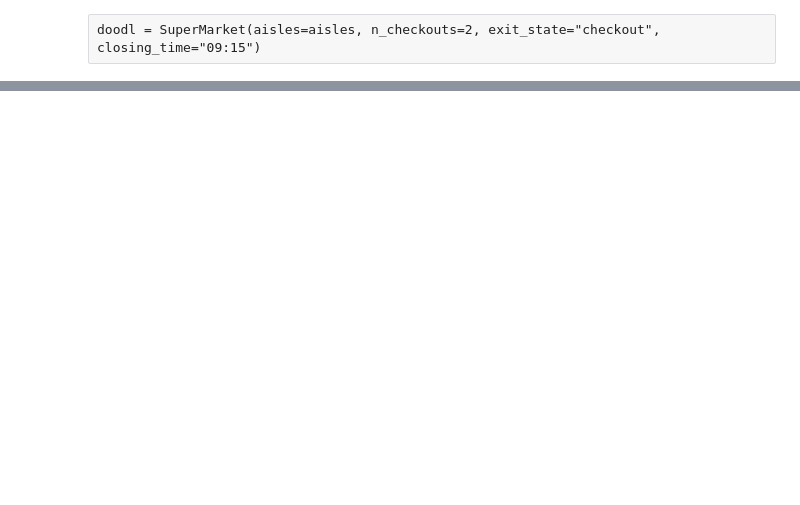
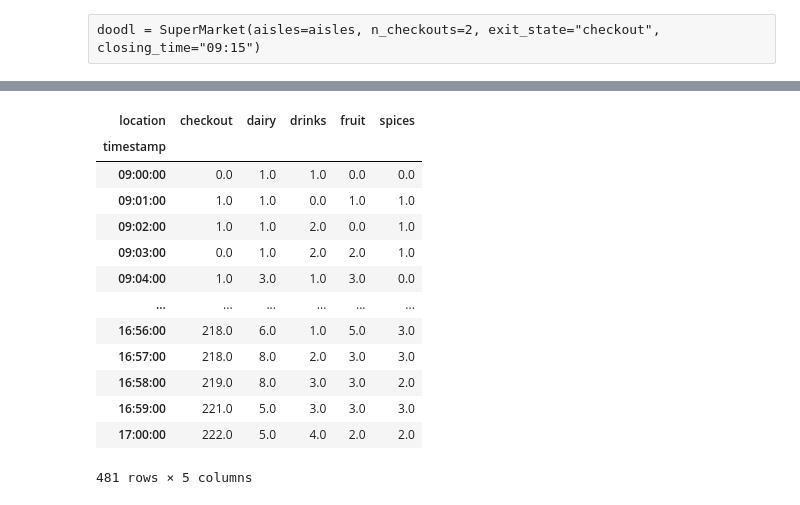
Before and after one commit to corcorf/doodl, a Jupyter notebook: doodl_simulation_01.ipynb, the cells around one changed output, grey strips where cells are left out. Cells and saved outputs as stored; diff of their text form; code cells hidden in the pictures; blank space fills up the shorter version.

```diff
--- a/doodl_simulation_01.ipynb
+++ b/doodl_simulation_01.ipynb
@@ -971,3 +127,21 @@ for t in time_range:
     # get locations of customers and add to dataframe
 
     # remove any customers that have reached the checkout
+# %%
+df = records_df.groupby(['timestamp', "location"])['customer_no'].count().unstack(-1).fillna(0)
+df
+# %% [output]
+| location | checkout | dairy | drinks | fruit | spices |
+| timestamp |  |  |  |  |  |
+| 09:00:00 | 0.0 | 1.0 | 1.0 | 0.0 | 0.0 |
+| 09:01:00 | 1.0 | 1.0 | 0.0 | 1.0 | 1.0 |
+| 09:02:00 | 1.0 | 1.0 | 2.0 | 0.0 | 1.0 |
+| 09:03:00 | 0.0 | 1.0 | 2.0 | 2.0 | 1.0 |
+| 09:04:00 | 1.0 | 3.0 | 1.0 | 3.0 | 0.0 |
+| ... | ... | ... | ... | ... | ... |
+| 16:56:00 | 218.0 | 6.0 | 1.0 | 5.0 | 3.0 |
+| 16:57:00 | 218.0 | 8.0 | 2.0 | 3.0 | 3.0 |
+| 16:58:00 | 219.0 | 8.0 | 3.0 | 3.0 | 2.0 |
+| 16:59:00 | 221.0 | 5.0 | 3.0 | 3.0 | 3.0 |
+| 17:00:00 | 222.0 | 5.0 | 4.0 | 2.0 | 2.0 |
+481 rows × 5 columns
```
Also changed, not shown: parts of 50 cells of this notebook, 1 other file.
